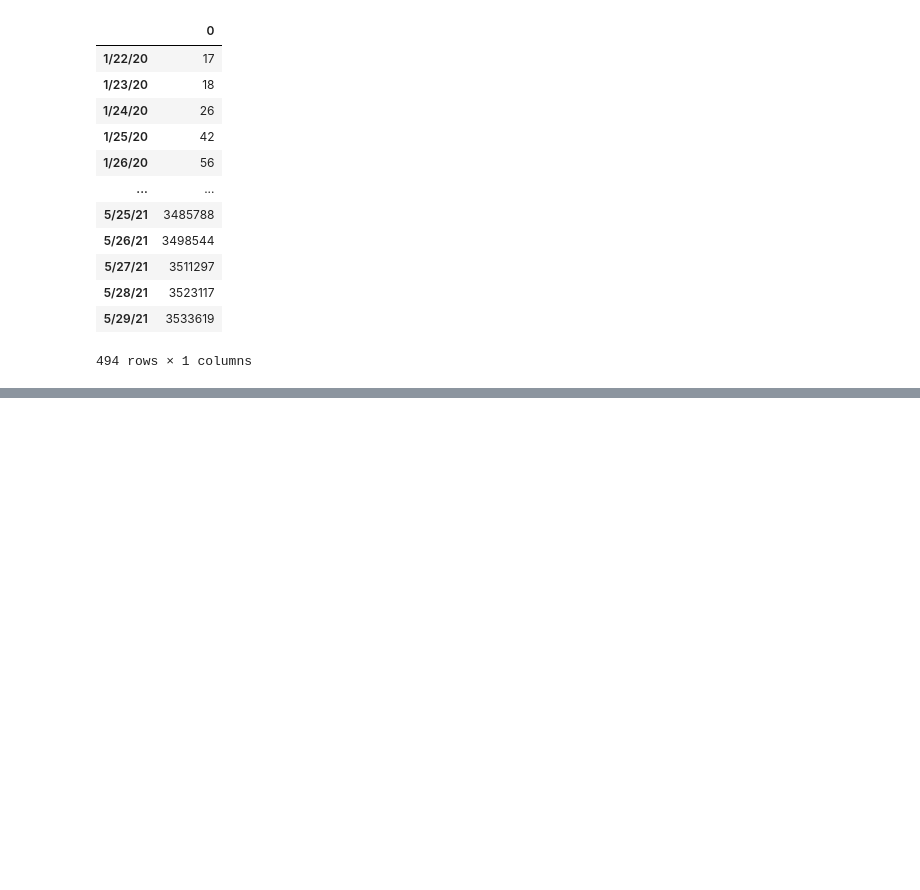
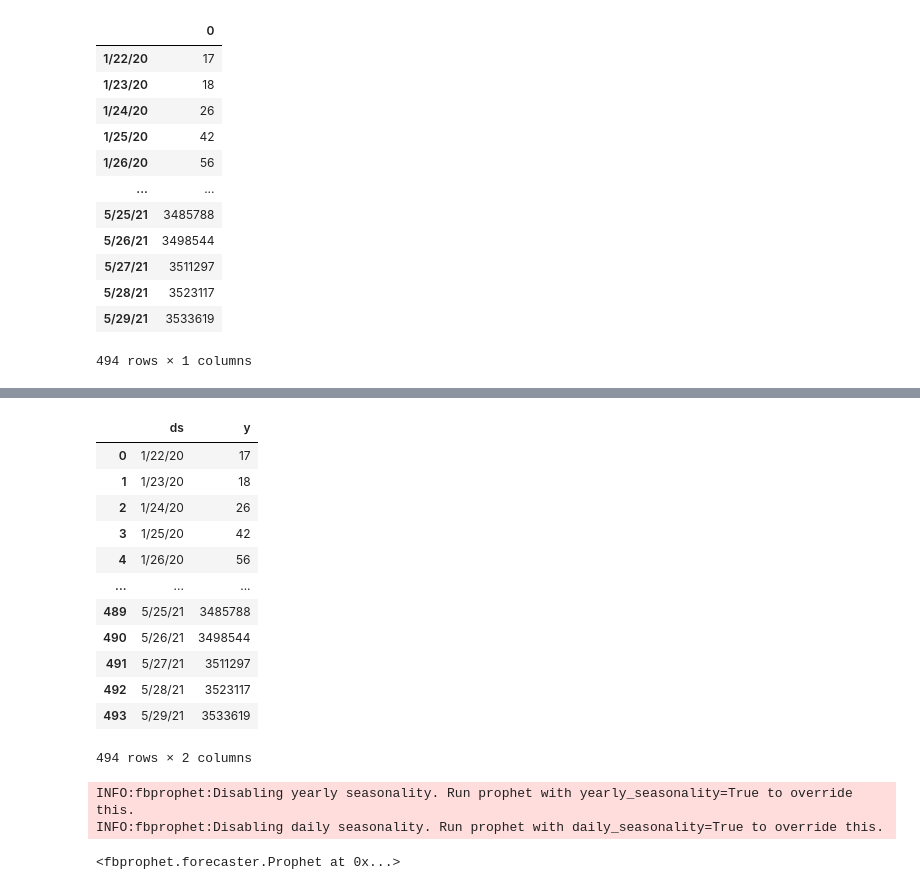
Before and after one commit to muhammad-usman147/CovidAnalysis, a Jupyter notebook: forecasting.ipynb, the cells around one changed output, grey strips where cells are left out. Drawn from its saved outputs; the diff is of its cells as text; code cells hidden in the pictures; blank space fills up the shorter version.

```diff
--- a/forecasting.ipynb
+++ b/forecasting.ipynb
@@ -60,0 +76,18 @@ pd.DataFrame(dataset_death.iloc[:,4:].T.sum(axis = 1))
+# %%
+data = data.reset_index()
+data.columns = ['ds','y']
+data
+# %% [output]
+|  | ds | y |
+| 0 | 1/22/20 | 17 |
+| 1 | 1/23/20 | 18 |
+| 2 | 1/24/20 | 26 |
+| 3 | 1/25/20 | 42 |
+| 4 | 1/26/20 | 56 |
+| ... | ... | ... |
+| 489 | 5/25/21 | 3485788 |
+| 490 | 5/26/21 | 3498544 |
+| 491 | 5/27/21 | 3511297 |
+| 492 | 5/28/21 | 3523117 |
+| 493 | 5/29/21 | 3533619 |
+494 rows × 2 columns
@@ -60,0 +96,7 @@ pd.DataFrame(dataset_death.iloc[:,4:].T.sum(axis = 1))
+# %%
+model = Prophet()
+model.fit(data)
+# %% [output]
+INFO:fbprophet:Disabling yearly seasonality. Run prophet with yearly_seasonality=True to override this.
+INFO:fbprophet:Disabling daily seasonality. Run prophet with daily_seasonality=True to override this.
+<fbprophet.forecaster.Prophet at 0x...>
```
Also changed, not shown: parts of 14 cells of this notebook.
